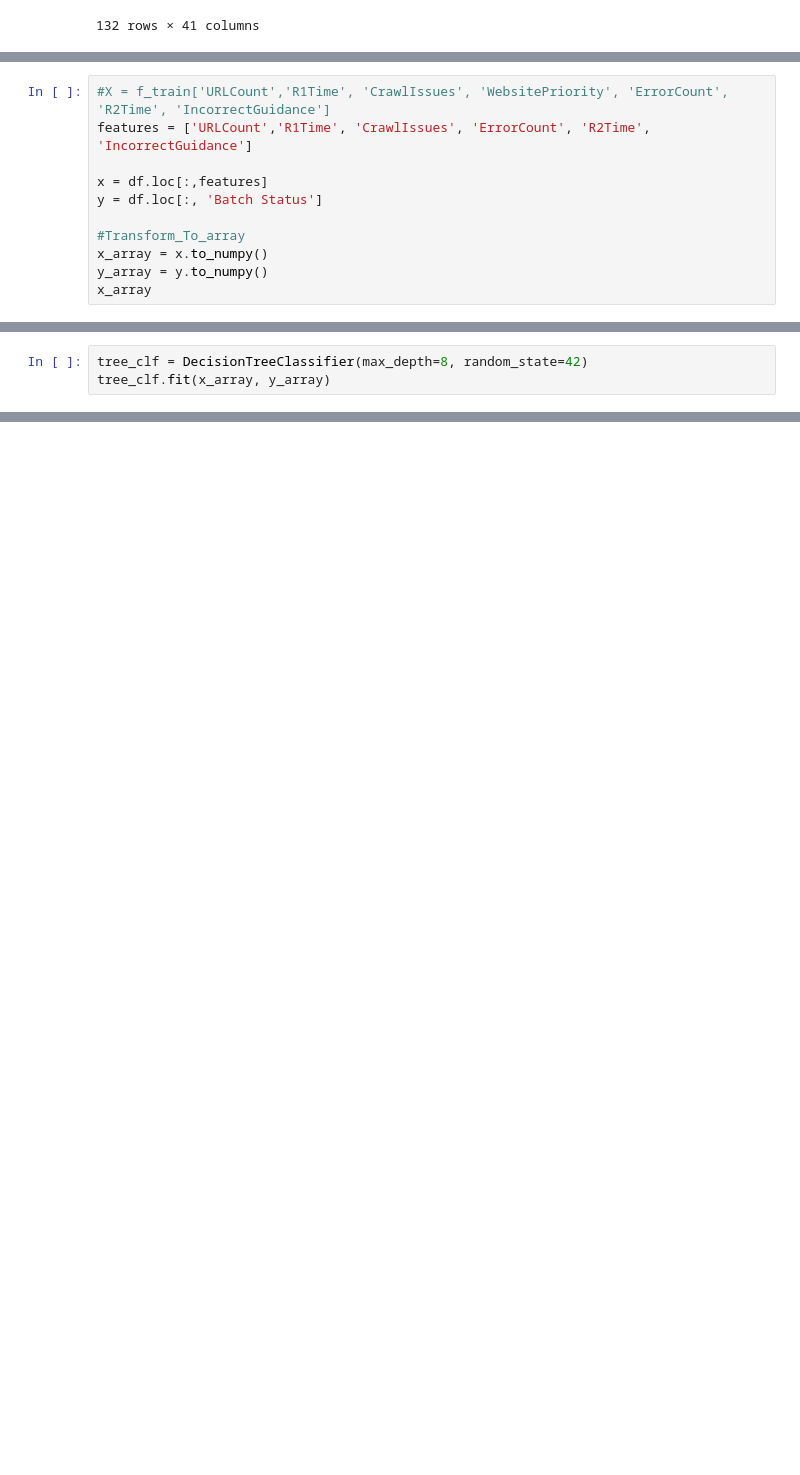
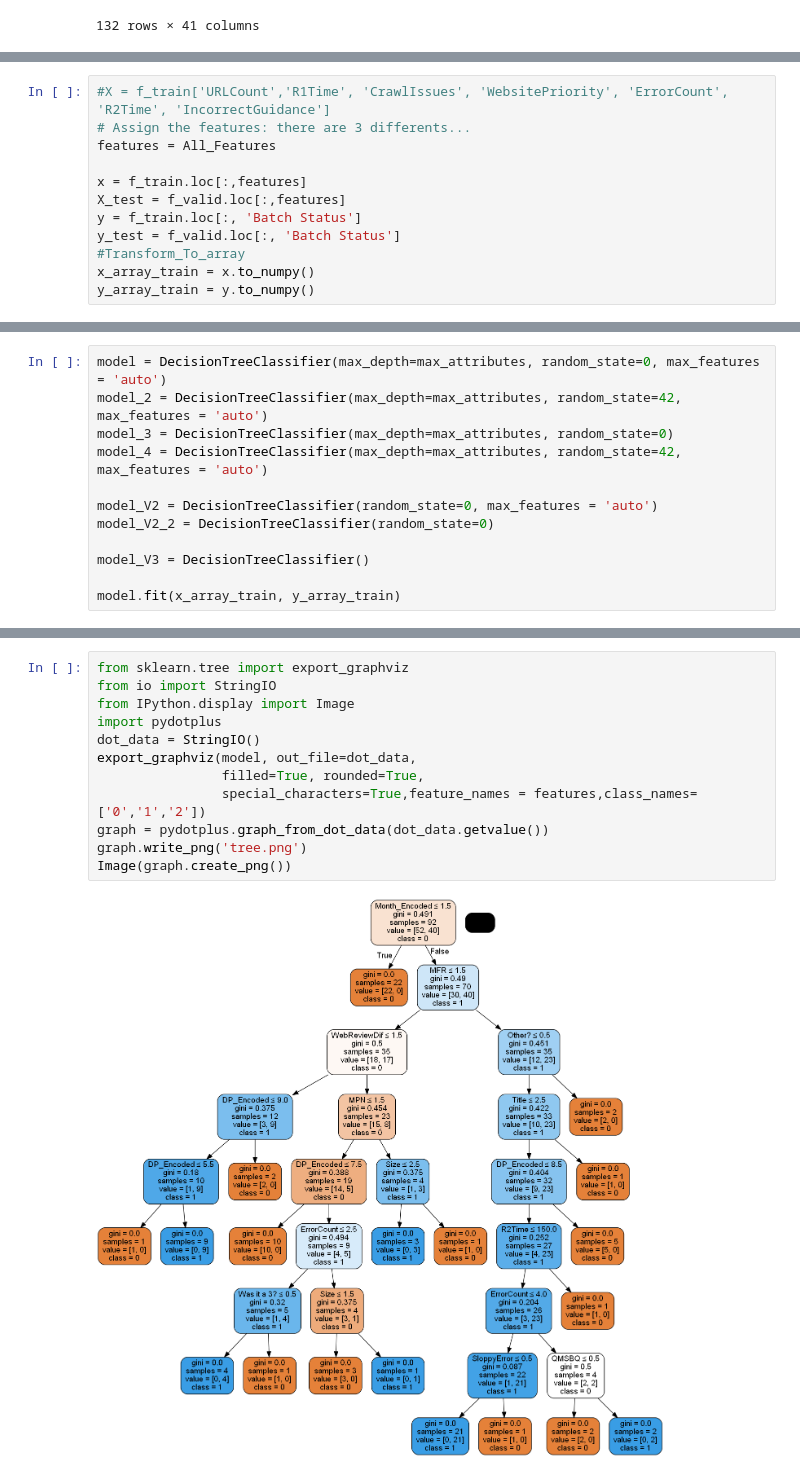
Before and after one commit to Yumil22/Curso_Python, a Jupyter notebook: DecisionTree_DataBase.ipynb, the cells around one changed output, grey strips where cells are left out. Drawn from its saved outputs; the diff is of its cells as text; blank space fills up the shorter version.

Commit message:
Decision tree started

```diff
--- a/DecisionTree_DataBase.ipynb
+++ b/DecisionTree_DataBase.ipynb
@@ -82,11 +115,12 @@ f_valid = df[round(len(df)*0.7):]
 # %%
 #X = f_train['URLCount','R1Time', 'CrawlIssues', 'WebsitePriority', 'ErrorCount', 'R2Time', 'IncorrectGuidance']
-features = ['URLCount','R1Time', 'CrawlIssues', 'ErrorCount', 'R2Time', 'IncorrectGuidance']
+# Assign the features: there are 3 differents...
+features = All_Features
 
-x = df.loc[:,features]
-y = df.loc[:, 'Batch Status']
-
+x = f_train.loc[:,features]
+X_test = f_valid.loc[:,features]
+y = f_train.loc[:, 'Batch Status']
+y_test = f_valid.loc[:, 'Batch Status']
 #Transform_To_array
-x_array = x.to_numpy()
-y_array = y.to_numpy()
-x_array
+x_array_train = x.to_numpy()
+y_array_train = y.to_numpy()
@@ -111,4 +127,13 @@ array([[17, 140, 100, 0, 71, False],
 # %%
-tree_clf = DecisionTreeClassifier(max_depth=8, random_state=42)
-tree_clf.fit(x_array, y_array)
+model = DecisionTreeClassifier(max_depth=max_attributes, random_state=0, max_features = 'auto')
+model_2 = DecisionTreeClassifier(max_depth=max_attributes, random_state=42, max_features = 'auto')
+model_3 = DecisionTreeClassifier(max_depth=max_attributes, random_state=0)
+model_4 = DecisionTreeClassifier(max_depth=max_attributes, random_state=42, max_features = 'auto')
+
+model_V2 = DecisionTreeClassifier(random_state=0, max_features = 'auto')
+model_V2_2 = DecisionTreeClassifier(random_state=0)
+
+model_V3 = DecisionTreeClassifier()
+
+model.fit(x_array_train, y_array_train)
 # %% [output]
@@ -115,0 +155,14 @@ DecisionTreeClassifier(max_depth=8, random_state=42)
+# %%
+from sklearn.tree import export_graphviz
+from io import StringIO
+from IPython.display import Image
+import pydotplus
+dot_data = StringIO()
+export_graphviz(model, out_file=dot_data,
+                filled=True, rounded=True,
+                special_characters=True,feature_names = features,class_names=['0','1','2'])
+graph = pydotplus.graph_from_dot_data(dot_data.getvalue())
+graph.write_png('tree.png')
+Image(graph.create_png())
+# %% [output]
+[figure, added]
```
Also changed, not shown: parts of 12 cells of this notebook, 5 other files.
